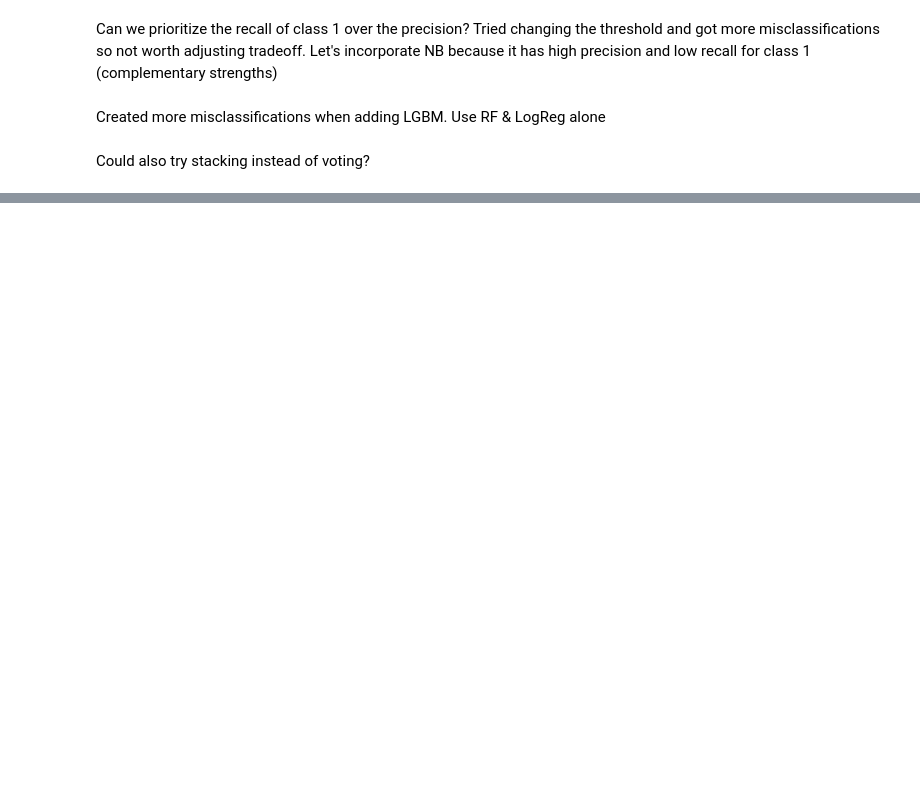
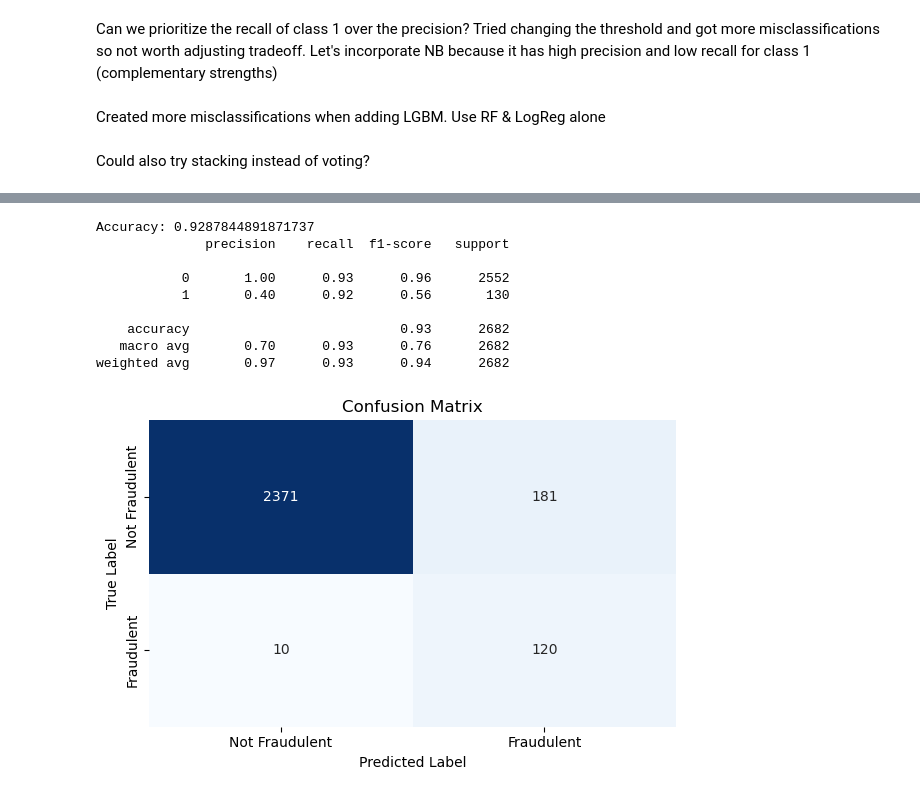
Before and after one commit to ecw70574/dsci2_final_project, a Jupyter notebook: TestingVectorization.ipynb, the cells around one changed output, grey strips where cells are left out. Cells and saved outputs as stored; diff of their text form; code cells hidden in the pictures; blank space fills up the shorter version.

```diff
--- a/TestingVectorization.ipynb
+++ b/TestingVectorization.ipynb
@@ -3000,0 +3164,28 @@ Could also try stacking instead of voting?
+# %%
+# testing set
+y_pred = xgboost.predict(X_test_scaled)
+cm = confusion_matrix(y_test, y_pred)
+print("Accuracy:", accuracy_score(y_test, y_pred))
+print(classification_report(y_test, y_pred))
+
+# Plot it
+plt.figure(figsize=(6, 4))
+sns.heatmap(cm, annot=True, fmt='d', cmap='Blues', cbar=False,
+            xticklabels=["Not Fraudulent", "Fraudulent"],
+            yticklabels=["Not Fraudulent", "Fraudulent"])
+plt.xlabel("Predicted Label")
+plt.ylabel("True Label")
+plt.title("Confusion Matrix")
+plt.tight_layout()
+plt.show()
+# %% [output]
+Accuracy: 0.9287844891871737
+              precision    recall  f1-score   support
+
+           0       1.00      0.93      0.96      2552
+           1       0.40      0.92      0.56       130
+
+    accuracy                           0.93      2682
+   macro avg       0.70      0.93      0.76      2682
+weighted avg       0.97      0.93      0.94      2682
+[figure, added]
```
Also changed, not shown: parts of 8 cells of this notebook.
